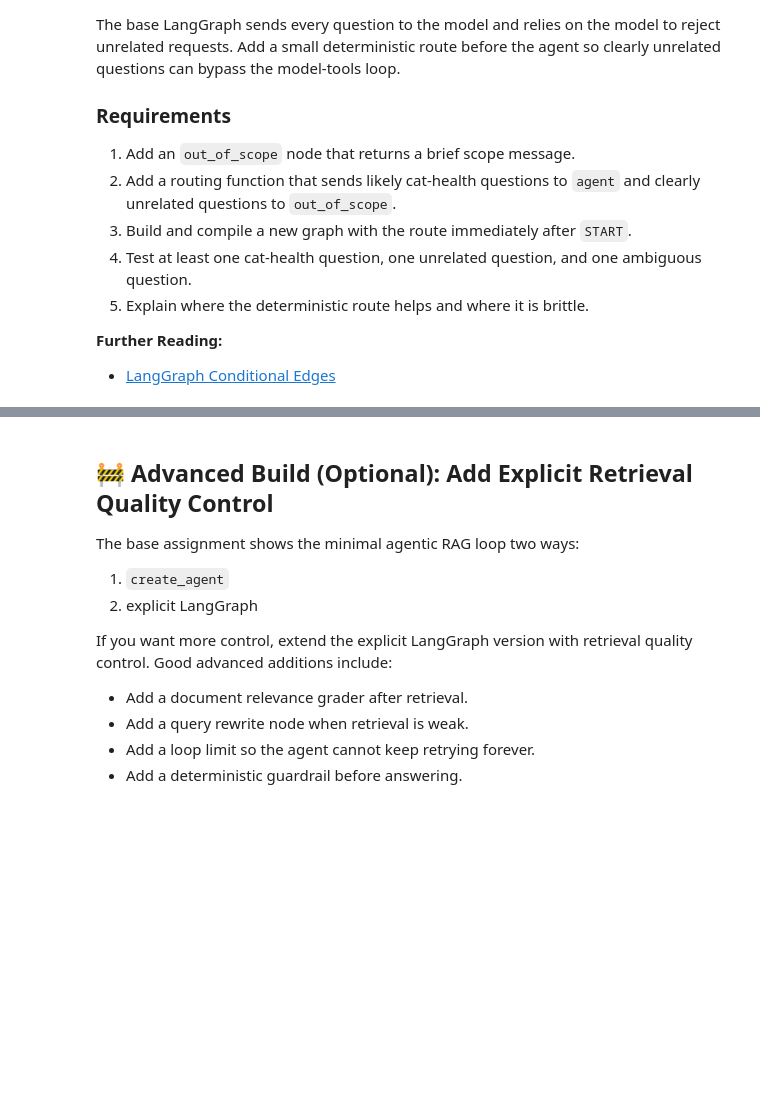
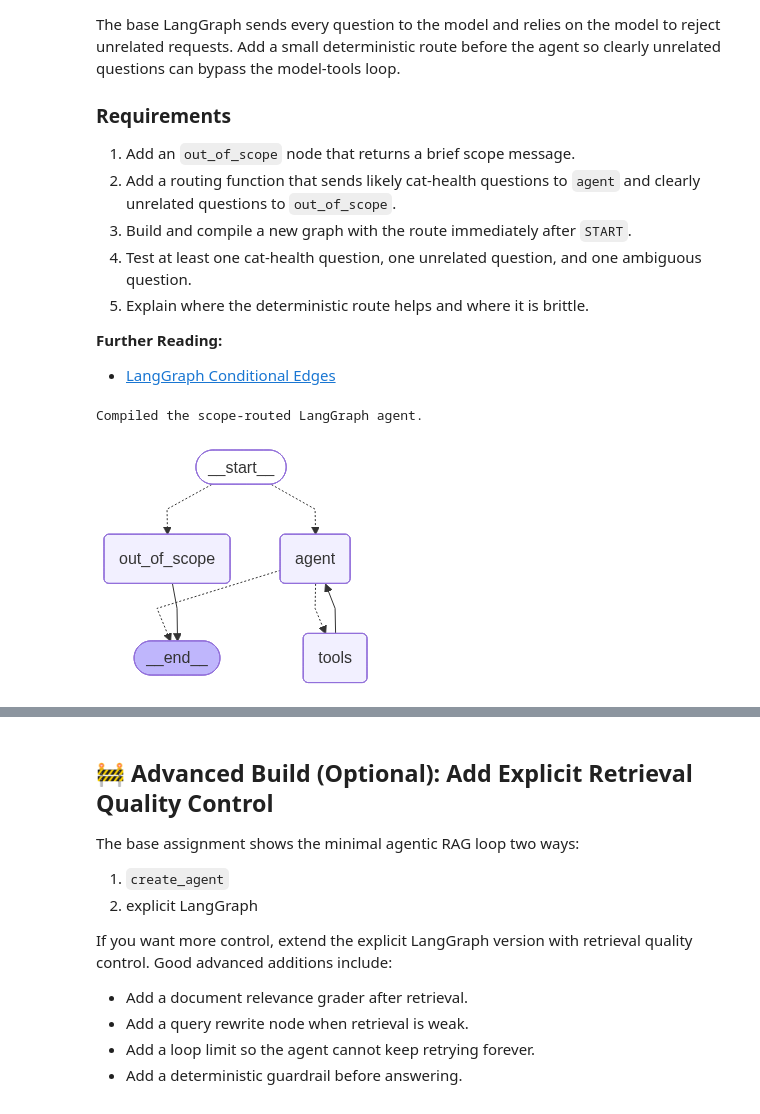
Before and after one commit to richard-augenti/The-AI-Engineering-Certification-v1.0, a Jupyter notebook: 02_Agentic_RAG_LangGraph_LangChain/01_Cat_Health_Agentic_RAG_LangGraph_LangChain.ipynb, the cells around one changed output, grey strips where cells are left out. Drawn from its saved outputs; the diff is of its cells as text; code cells hidden in the pictures; blank space fills up the shorter version.

```diff
--- a/02_Agentic_RAG_LangGraph_LangChain/01_Cat_Health_Agentic_RAG_LangGraph_LangChain.ipynb
+++ b/02_Agentic_RAG_LangGraph_LangChain/01_Cat_Health_Agentic_RAG_LangGraph_LangChain.ipynb
@@ -586,0 +729,76 @@ The base LangGraph sends every question to the model and relies on the model to
+# %%
+# Activity #2 workspace
+# Define your out_of_scope node, routing function, and routed graph here.
+
+### YOUR CODE HERE
+from langchain_core.messages import AIMessage
+
+SCOPE_KEYWORDS = {
+  "cat", "cats", "kitten", "kittens", "feline", "vet", "veterinary", "litter",
+  "vaccine", "vaccines", "parasite", "parasites", "dental", "urinary", "senior",
+  "nutrition", "hydration", "grooming", "purr", "meow", "paw", "claw", "whisker",
+  "pet", "spay", "neuter", "fur", "tail",
+}
+
+
+def out_of_scope(state: MessagesState):
+  """Short-circuit node: return a canned scope message WITHOUT calling the model."""
+  msg = AIMessage(
+      content=(
+          "This notebook is scoped to the cat health guideline corpus, "
+          "so I can only help with cat health questions."
+      )
+  )
+  return {"messages": [msg]}
+
+
+def route_scope(state: MessagesState) -> str:
+  """Route likely cat-health questions to `agent`, clearly unrelated ones to `out_of_scope`."""
+  last = state["messages"][-1].content.lower()
+  words = {w.strip(".,!?;:'\"()") for w in last.split()}
+  return "agent" if (words & SCOPE_KEYWORDS) else "out_of_scope"
+
+
+routed_builder = StateGraph(MessagesState)
+routed_builder.add_node("agent", call_model)
+routed_builder.add_node("tools", ToolNode([retriever_tool], handle_tool_errors=True))
+routed_builder.add_node("out_of_scope", out_of_scope)
+
+# The new part: a deterministic route immediately after START.
+routed_builder.add_conditional_edges(
+  START, route_scope, {"agent": "agent", "out_of_scope": "out_of_scope"}
+)
+routed_builder.add_conditional_edges("agent", tools_condition)
+routed_builder.add_edge("tools", "agent")
+routed_builder.add_edge("out_of_scope", END)
+
+routed_agent = routed_builder.compile()
+print("Compiled the scope-routed LangGraph agent.")
+
+# Optional: visualize to see the START -> {agent, out_of_scope} branch
+try:
+  display(Image(routed_agent.get_graph().draw_mermaid_png()))
+except Exception as exc:
+  print(routed_agent.get_graph().draw_mermaid())
+
+# Required tests: one cat-health, one clearly unrelated, one ambiguous.
+for q in [
+  "What urinary signs suggest my cat needs urgent veterinary care?",  # cat-health
+  "Who won the 2022 FIFA World Cup?",                                  # unrelated
+  "My pet seems sick and is not eating, what should I do?",           # ambiguous
+]:
+  print(f"\n=========================\nQUESTION: {q}")
+  for chunk in routed_agent.stream({"messages": [{"role": "user", "content": q}]},
+                                   stream_mode="updates"):
+      for node_name, update in chunk.items():
+          print(f"\n--- Update from node: {node_name} ---")
+          latest = update.get("messages", [])[-1] if update and update.get("messages") else None
+          if isinstance(latest, ToolMessage):
+              print(f"Tool result preview:\n{latest.content[:300]}")
+          elif latest is not None and hasattr(latest, "pretty_print"):
+              latest.pretty_print()
+          else:
+              print(update)
+# %% [output]
+Compiled the scope-routed LangGraph agent.
+[figure, added]
```
Also changed, not shown: parts of 14 cells of this notebook.
